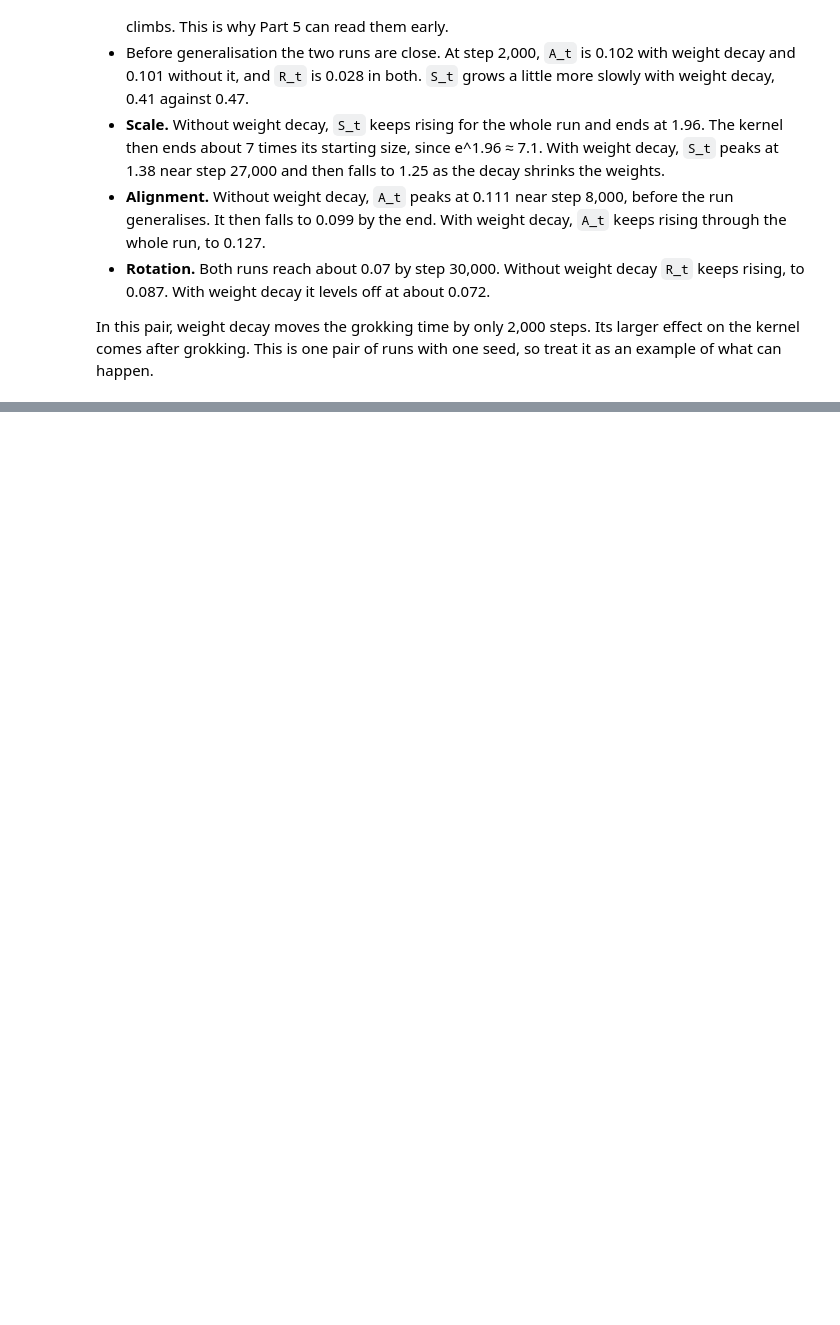
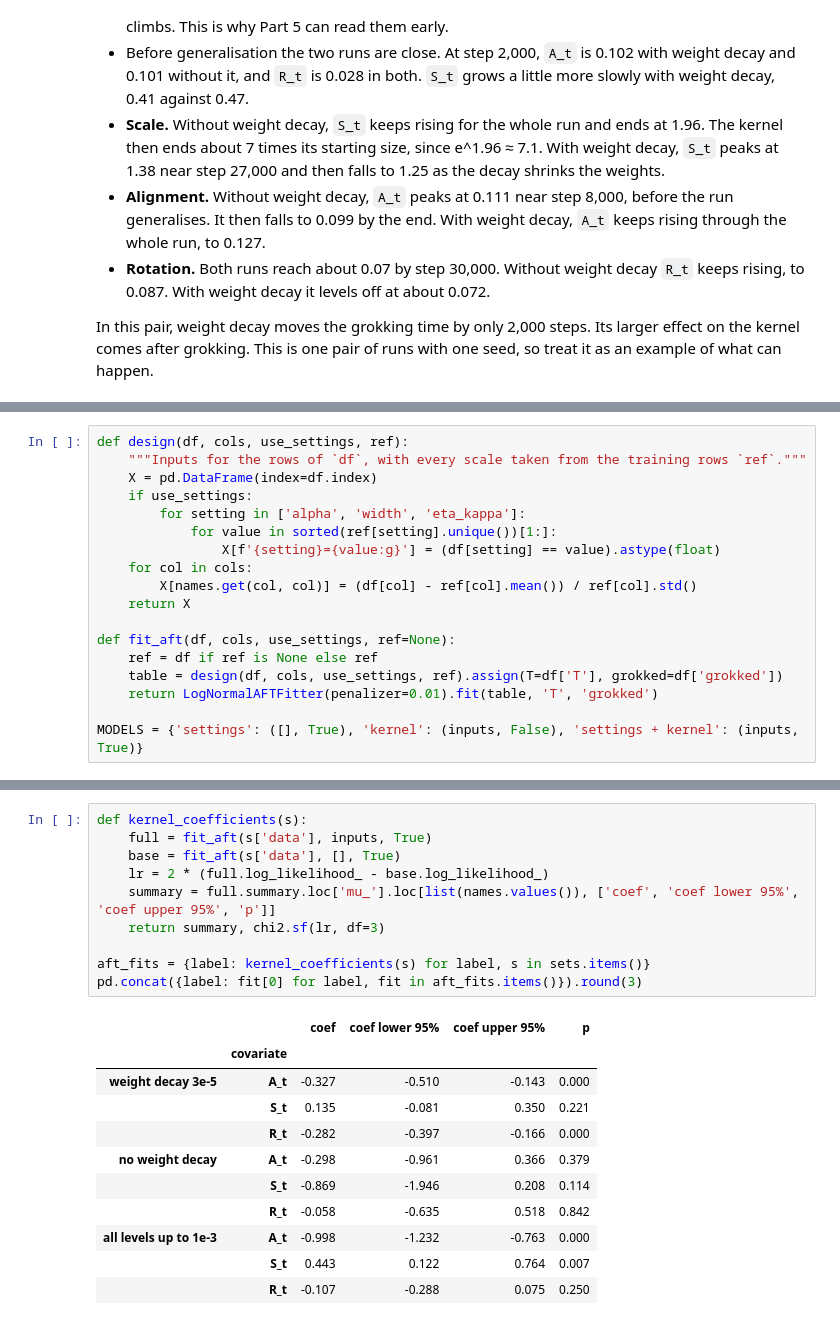
Before and after one commit to ZainAlSaffi-Dev/STAT3007, a Jupyter notebook: model_fitting/fitting.ipynb, the cells around one changed output, grey strips where cells are left out. Drawn from its saved outputs; the diff is of its cells as text; blank space fills up the shorter version.

```diff
--- a/model_fitting/fitting.ipynb
+++ b/model_fitting/fitting.ipynb
@@ -1258,0 +759,18 @@ So with 90 runs in each group, we cannot show that the kernel at step 2,000 pred
+# %%
+def design(df, cols, use_settings, ref):
+    """Inputs for the rows of `df`, with every scale taken from the training rows `ref`."""
+    X = pd.DataFrame(index=df.index)
+    if use_settings:
+        for setting in ['alpha', 'width', 'eta_kappa']:
+            for value in sorted(ref[setting].unique())[1:]:
+                X[f'{setting}={value:g}'] = (df[setting] == value).astype(float)
+    for col in cols:
+        X[names.get(col, col)] = (df[col] - ref[col].mean()) / ref[col].std()
+    return X
+
+def fit_aft(df, cols, use_settings, ref=None):
+    ref = df if ref is None else ref
+    table = design(df, cols, use_settings, ref).assign(T=df['T'], grokked=df['grokked'])
+    return LogNormalAFTFitter(penalizer=0.01).fit(table, 'T', 'grokked')
+
+MODELS = {'settings': ([], True), 'kernel': (inputs, False), 'settings + kernel': (inputs, True)}
@@ -1258,0 +819,22 @@ So with 90 runs in each group, we cannot show that the kernel at step 2,000 pred
+# %%
+def kernel_coefficients(s):
+    full = fit_aft(s['data'], inputs, True)
+    base = fit_aft(s['data'], [], True)
+    lr = 2 * (full.log_likelihood_ - base.log_likelihood_)
+    summary = full.summary.loc['mu_'].loc[list(names.values()), ['coef', 'coef lower 95%', 'coef upper 95%', 'p']]
+    return summary, chi2.sf(lr, df=3)
+
+aft_fits = {label: kernel_coefficients(s) for label, s in sets.items()}
+pd.concat({label: fit[0] for label, fit in aft_fits.items()}).round(3)
+# %% [output]
+|  |  | coef | coef lower 95% | coef upper 95% | p |
+|  | covariate |  |  |  |  |
+| weight decay 3e-5 | A_t | -0.327 | -0.510 | -0.143 | 0.000 |
+|  | S_t | 0.135 | -0.081 | 0.350 | 0.221 |
+|  | R_t | -0.282 | -0.397 | -0.166 | 0.000 |
+| no weight decay | A_t | -0.298 | -0.961 | 0.366 | 0.379 |
+|  | S_t | -0.869 | -1.946 | 0.208 | 0.114 |
+|  | R_t | -0.058 | -0.635 | 0.518 | 0.842 |
+| all levels up to 1e-3 | A_t | -0.998 | -1.232 | -0.763 | 0.000 |
+|  | S_t | 0.443 | 0.122 | 0.764 | 0.007 |
+|  | R_t | -0.107 | -0.288 | 0.075 | 0.250 |
```
Also changed, not shown: parts of 121 cells of this notebook, 2 other files.
